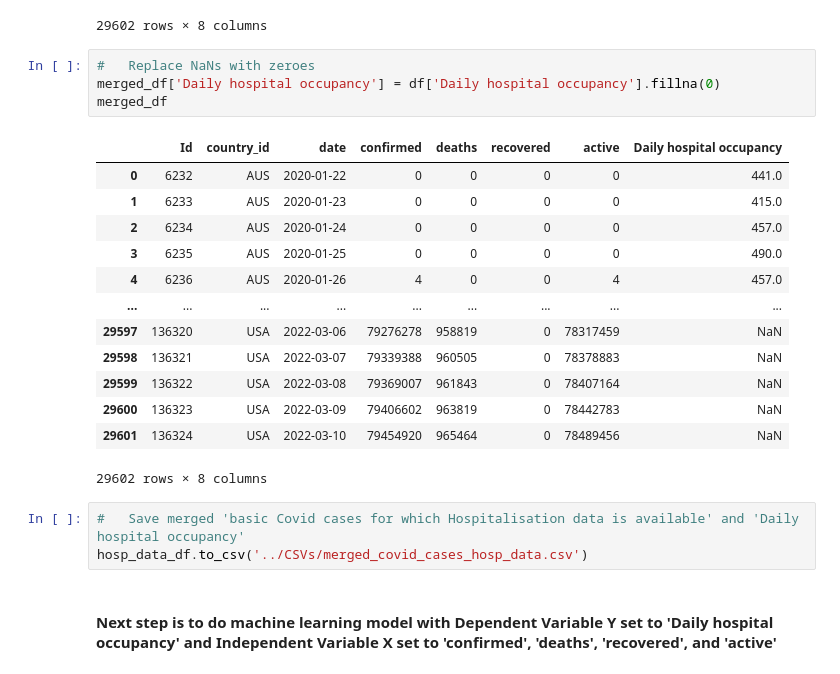
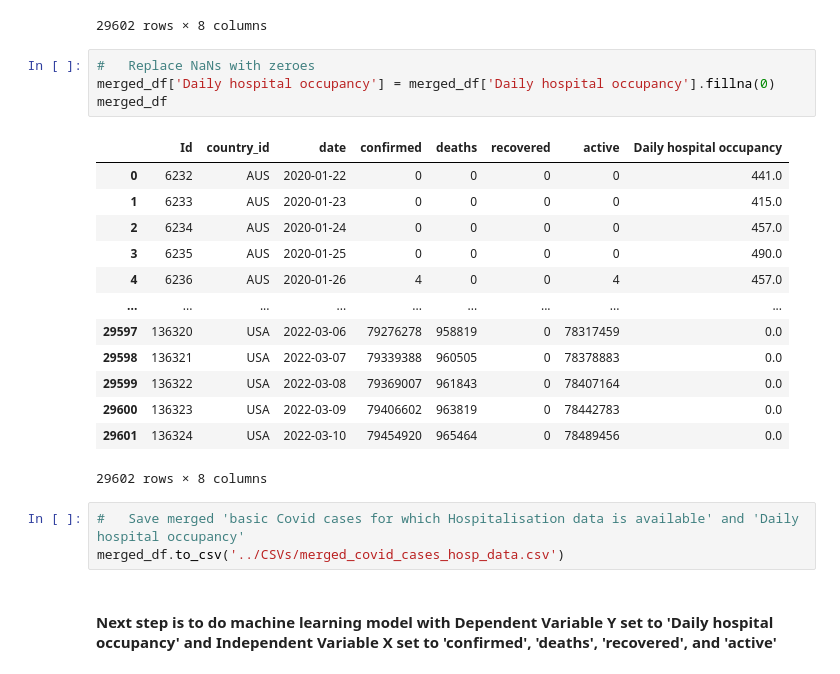
Before and after one commit to MikeMurf/23-Final-Project, a Jupyter notebook: Jupyter/preprocess-covid-data.ipynb, the cells around one changed output. Drawn from its saved outputs; the diff is of its cells as text.

Commit message:
loaded latest covid_hospitalisations, preprocess-covid-data, covid_LRE_poly5

```diff
--- a/Jupyter/preprocess-covid-data.ipynb
+++ b/Jupyter/preprocess-covid-data.ipynb
@@ -297,24 +297,24 @@ merged_df
 29602 rows × 8 columns
 # %%
 #   Replace NaNs with zeroes
-merged_df['Daily hospital occupancy'] = df['Daily hospital occupancy'].fillna(0)
+merged_df['Daily hospital occupancy'] = merged_df['Daily hospital occupancy'].fillna(0)
 merged_df
 # %% [output]
 |  | Id | country_id | date | confirmed | deaths | recovered | active | Daily hospital occupancy |
 | 0 | 6232 | AUS | 2020-01-22 | 0 | 0 | 0 | 0 | 441.0 |
 | 1 | 6233 | AUS | 2020-01-23 | 0 | 0 | 0 | 0 | 415.0 |
 | 2 | 6234 | AUS | 2020-01-24 | 0 | 0 | 0 | 0 | 457.0 |
 | 3 | 6235 | AUS | 2020-01-25 | 0 | 0 | 0 | 0 | 490.0 |
 | 4 | 6236 | AUS | 2020-01-26 | 4 | 0 | 0 | 4 | 457.0 |
 | ... | ... | ... | ... | ... | ... | ... | ... | ... |
-| 29597 | 136320 | USA | 2022-03-06 | 79276278 | 958819 | 0 | 78317459 | NaN |
-| 29598 | 136321 | USA | 2022-03-07 | 79339388 | 960505 | 0 | 78378883 | NaN |
-| 29599 | 136322 | USA | 2022-03-08 | 79369007 | 961843 | 0 | 78407164 | NaN |
-| 29600 | 136323 | USA | 2022-03-09 | 79406602 | 963819 | 0 | 78442783 | NaN |
-| 29601 | 136324 | USA | 2022-03-10 | 79454920 | 965464 | 0 | 78489456 | NaN |
+| 29597 | 136320 | USA | 2022-03-06 | 79276278 | 958819 | 0 | 78317459 | 0.0 |
+| 29598 | 136321 | USA | 2022-03-07 | 79339388 | 960505 | 0 | 78378883 | 0.0 |
+| 29599 | 136322 | USA | 2022-03-08 | 79369007 | 961843 | 0 | 78407164 | 0.0 |
+| 29600 | 136323 | USA | 2022-03-09 | 79406602 | 963819 | 0 | 78442783 | 0.0 |
+| 29601 | 136324 | USA | 2022-03-10 | 79454920 | 965464 | 0 | 78489456 | 0.0 |
 29602 rows × 8 columns
 # %%
 #   Save merged 'basic Covid cases for which Hospitalisation data is available' and 'Daily hospital occupancy'
-hosp_data_df.to_csv('../CSVs/merged_covid_cases_hosp_data.csv')
+merged_df.to_csv('../CSVs/merged_covid_cases_hosp_data.csv')
 # %% [markdown]
 ####  Next step is to do machine learning model with Dependent Variable Y set to 'Daily hospital occupancy' and Independent Variable X set to 'confirmed', 'deaths', 'recovered', and 'active'
```
Also changed, not shown: parts of 4 cells of this notebook, 6 other files.
